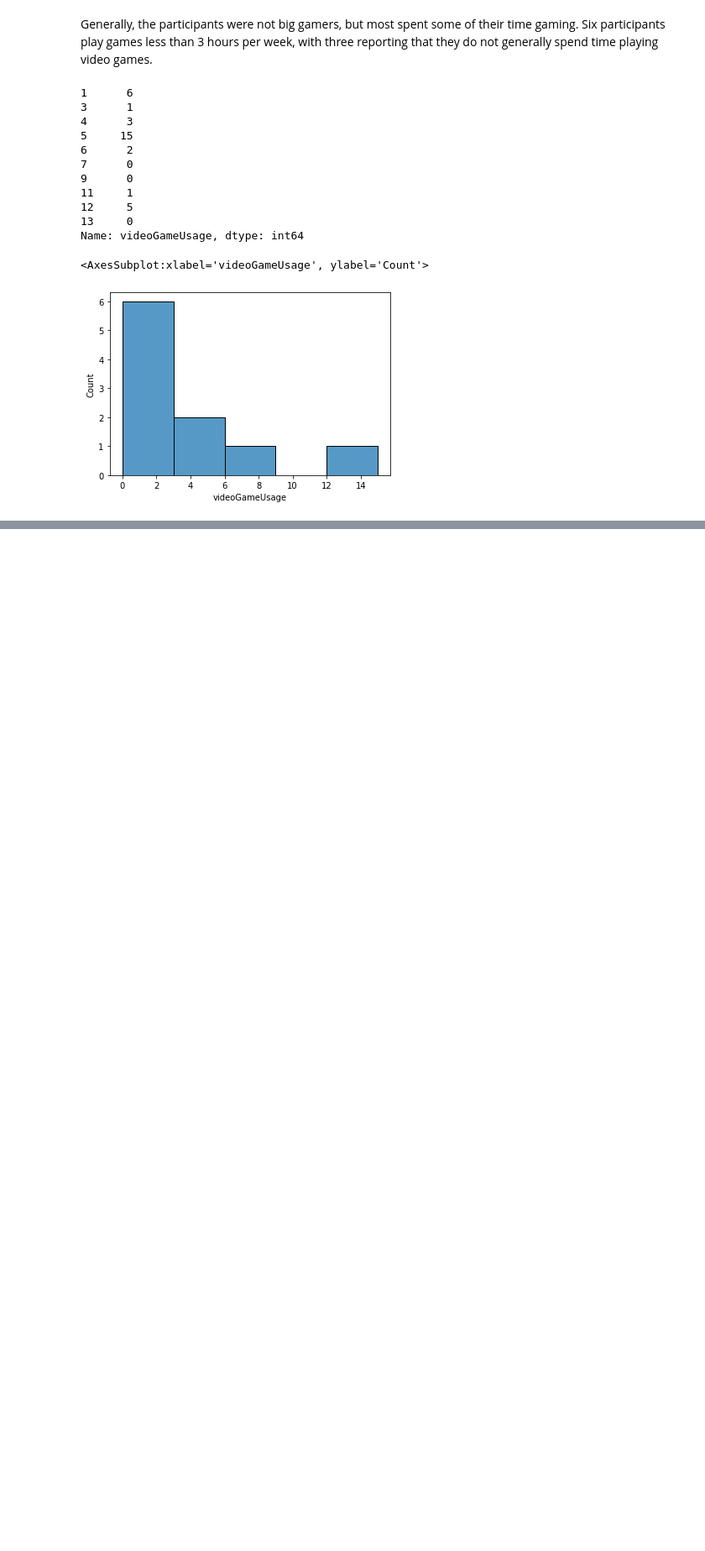
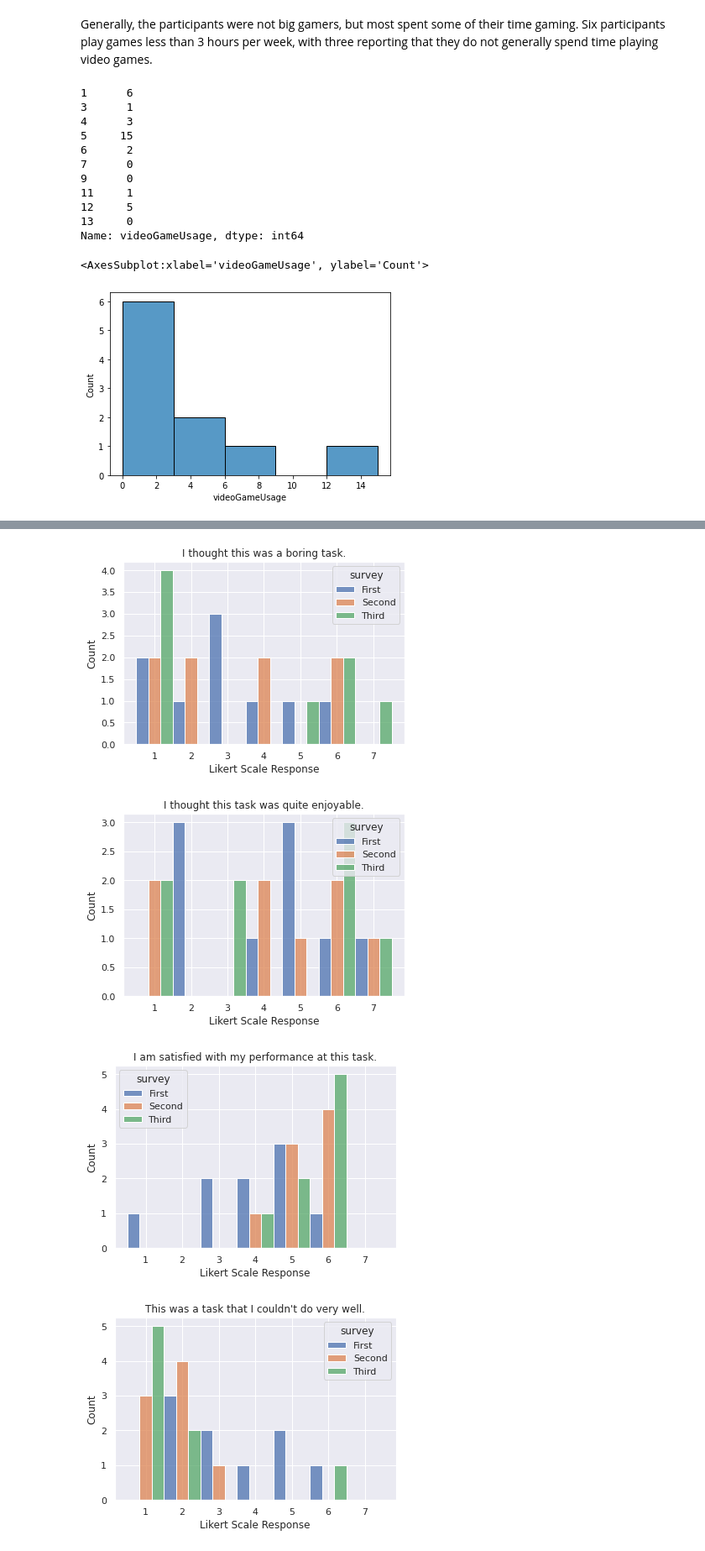
Before and after one commit to hermana/hci-experiment-analysis, a Jupyter notebook: no_guide_analysis.ipynb, the cells around one changed output, grey strips where cells are left out. Shown at 84% size. Drawn from its saved outputs; the diff is of its cells as text; code cells hidden in the pictures; blank space fills up the shorter version.

```diff
--- a/no_guide_analysis.ipynb
+++ b/no_guide_analysis.ipynb
@@ -195,0 +233,20 @@ sns.histplot(MOTIVATION["satisfied_performance"])
+# %%
+
+# Combine the datasets
+
+MOTIVATION['survey'] = "First"
+MOTIVATION_SHORT_ONE['survey'] = "Second"
+MOTIVATION_SHORT_DUPLICATE['survey'] = "Third"
+
+all_surveys = pd.concat([MOTIVATION, MOTIVATION_SHORT_ONE, MOTIVATION_SHORT_DUPLICATE], ignore_index=True)
+
+sns.set_theme()
+for likert_data in MOTIVATION_SHORT_LIKERT_COLUMNS:
+    plt.figure()
+    sns.histplot(data=all_surveys, hue='survey', multiple='dodge', x=likert_data, binrange=(1, 7), discrete=True).set(title=MOTIVATION_STATEMENTS[likert_data], xlabel="Likert Scale Response", ylabel="Count")
+    plt.savefig(f"./plots/motivation_third_survey/{likert_data}.png")
+# %% [output]
+[figure, added]
+[figure, added]
+[figure, added]
+[figure, added]
```
Also changed, not shown: parts of 20 cells of this notebook, 54 other files.
